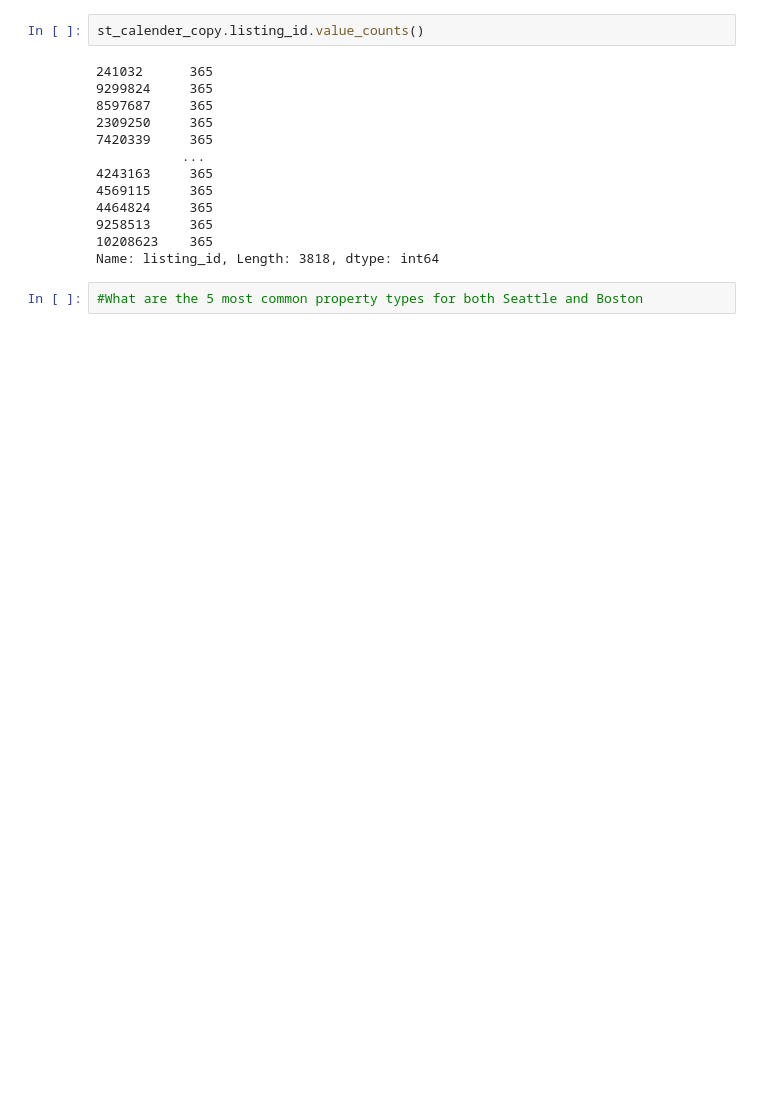
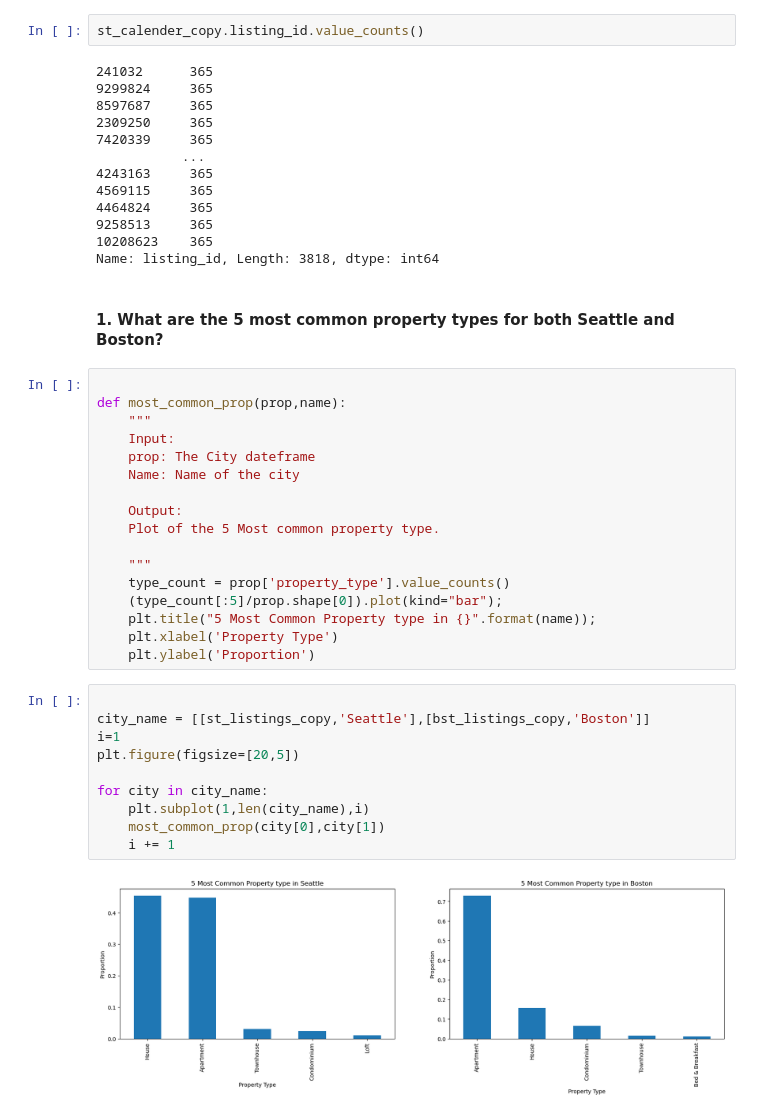
Before and after one commit to okeks/Analyze_AirBNB, a Jupyter notebook: Boston and Seattle.ipynb, the cells around one changed output. Cells and saved outputs as stored; diff of their text form; blank space fills up the shorter version.

```diff
--- a/Boston and Seattle.ipynb
+++ b/Boston and Seattle.ipynb
@@ -164,5 +133,34 @@ st_calender_copy.listing_id.value_counts()
 9258513     365
 10208623    365
 Name: listing_id, Length: 3818, dtype: int64
-# %%
-#What are the 5 most common property types for both Seattle and Boston
+# %% [markdown]
+#### 1. What are the 5 most common property types for both Seattle and Boston?
+# %%
+
+def most_common_prop(prop,name):
+    """
+    Input:
+    prop: The City dateframe
+    Name: Name of the city
+
+    Output:
+    Plot of the 5 Most common property type.
+
+    """
+    type_count = prop['property_type'].value_counts()
+    (type_count[:5]/prop.shape[0]).plot(kind="bar");
+    plt.title("5 Most Common Property type in {}".format(name));
+    plt.xlabel('Property Type')
+    plt.ylabel('Proportion')
+# %%
+
+city_name = [[st_listings_copy,'Seattle'],[bst_listings_copy,'Boston']]
+i=1
+plt.figure(figsize=[20,5])
+
+for city in city_name:
+    plt.subplot(1,len(city_name),i)
+    most_common_prop(city[0],city[1])
+    i += 1
+# %% [output]
+[figure, added]
```
Also changed, not shown: parts of 91 cells of this notebook, 1 other file.
